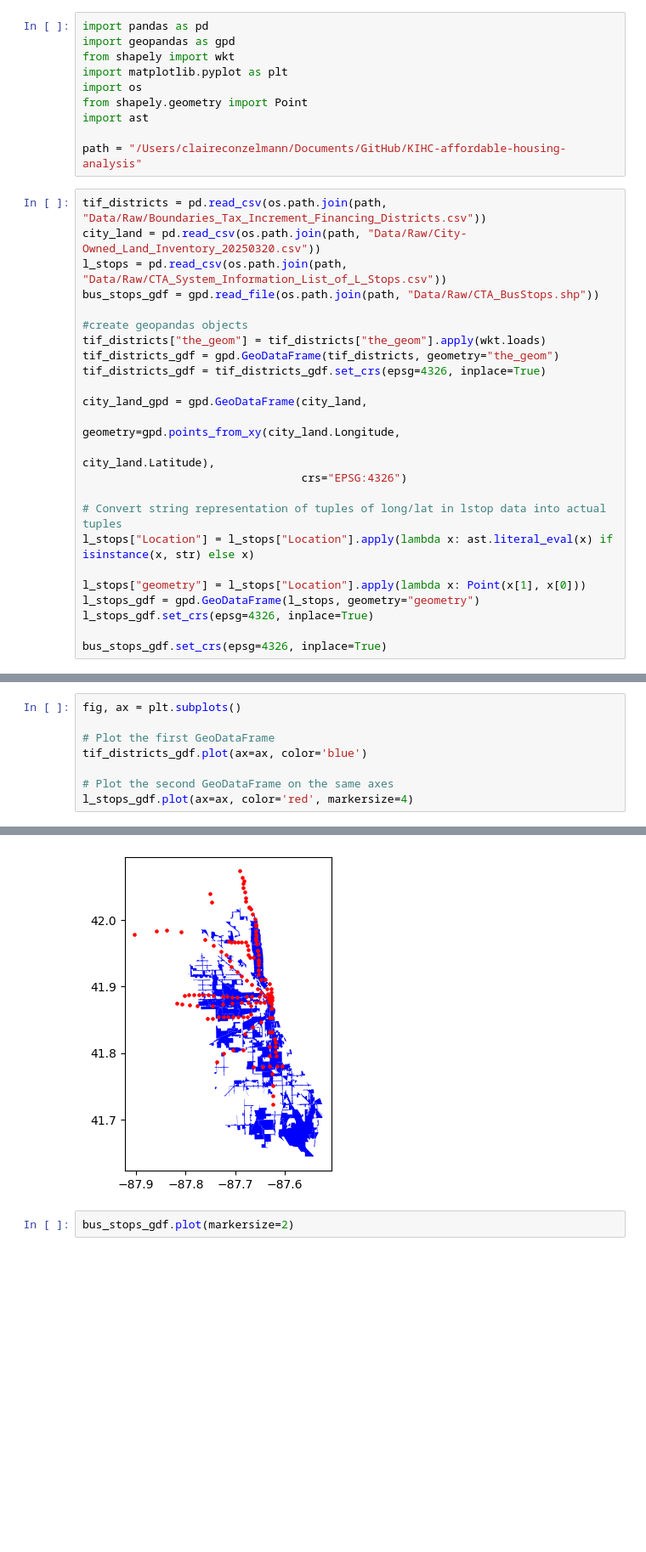
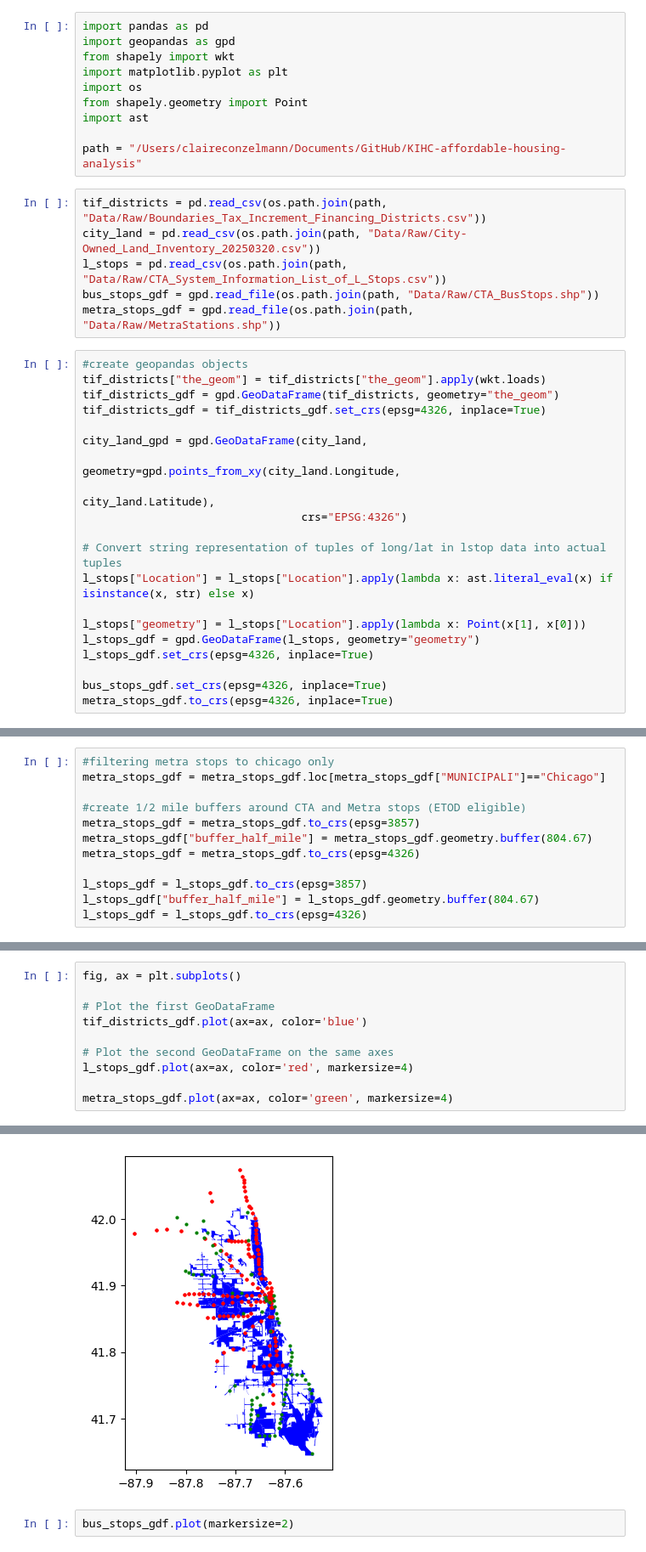
Before and after one commit to claireconzelmann/KIHC-affordable-housing-analysis, a Jupyter notebook: Code/data exploration.ipynb, the cells around one changed output, grey strips where cells are left out. Shown at 85% size. Saved outputs shown, nothing was run; the diff lists cells and outputs as text; blank space fills up the shorter version.

Commit message:
added metra stops

```diff
--- a/Code/data exploration.ipynb
+++ b/Code/data exploration.ipynb
@@ -8,12 +8,13 @@ from shapely.geometry import Point
 import ast
 
 path = "/Users/claireconzelmann/Documents/GitHub/KIHC-affordable-housing-analysis"
+# %%
+tif_districts = pd.read_csv(os.path.join(path, "Data/Raw/Boundaries_Tax_Increment_Financing_Districts.csv"))
+city_land = pd.read_csv(os.path.join(path, "Data/Raw/City-Owned_Land_Inventory_20250320.csv"))
+l_stops = pd.read_csv(os.path.join(path, "Data/Raw/CTA_System_Information_List_of_L_Stops.csv"))
+bus_stops_gdf = gpd.read_file(os.path.join(path, "Data/Raw/CTA_BusStops.shp"))
+metra_stops_gdf = gpd.read_file(os.path.join(path, "Data/Raw/MetraStations.shp"))
 # %%
-tif_districts = pd.read_csv(os.path.join(path, "Data/Raw/Boundaries_Tax_Increment_Financing_Districts.csv"))
-city_land = pd.read_csv(os.path.join(path, "Data/Raw/City-Owned_Land_Inventory_20250320.csv"))
-l_stops = pd.read_csv(os.path.join(path, "Data/Raw/CTA_System_Information_List_of_L_Stops.csv"))
-bus_stops_gdf = gpd.read_file(os.path.join(path, "Data/Raw/CTA_BusStops.shp"))
-
 #create geopandas objects
 tif_districts["the_geom"] = tif_districts["the_geom"].apply(wkt.loads)
 tif_districts_gdf = gpd.GeoDataFrame(tif_districts, geometry="the_geom")
@@ -32,3 +33,4 @@ l_stops_gdf = gpd.GeoDataFrame(l_stops, geometry="geometry")
 l_stops_gdf.set_crs(epsg=4326, inplace=True)
 
 bus_stops_gdf.set_crs(epsg=4326, inplace=True)
+metra_stops_gdf.to_crs(epsg=4326, inplace=True)
@@ -48,0 +37,12 @@ bus_stops_gdf.set_crs(epsg=4326, inplace=True)
+# %%
+#filtering metra stops to chicago only
+metra_stops_gdf = metra_stops_gdf.loc[metra_stops_gdf["MUNICIPALI"]=="Chicago"]
+
+#create 1/2 mile buffers around CTA and Metra stops (ETOD eligible)
+metra_stops_gdf = metra_stops_gdf.to_crs(epsg=3857)
+metra_stops_gdf["buffer_half_mile"] = metra_stops_gdf.geometry.buffer(804.67)
+metra_stops_gdf = metra_stops_gdf.to_crs(epsg=4326)
+
+l_stops_gdf = l_stops_gdf.to_crs(epsg=3857)
+l_stops_gdf["buffer_half_mile"] = l_stops_gdf.geometry.buffer(804.67)
+l_stops_gdf = l_stops_gdf.to_crs(epsg=4326)
@@ -59,14 +69,16 @@ city_land_gpd.plot()
 # %%
 fig, ax = plt.subplots()
 
 # Plot the first GeoDataFrame
 tif_districts_gdf.plot(ax=ax, color='blue')
 
 # Plot the second GeoDataFrame on the same axes
 l_stops_gdf.plot(ax=ax, color='red', markersize=4)
+
+metra_stops_gdf.plot(ax=ax, color='green', markersize=4)
 # %% [output]
 <Axes: >
-[figure, old version]
+[figure, new version]
 # %%
 bus_stops_gdf.plot(markersize=2)
 # %% [output]
```
Also changed, not shown: parts of 3 cells of this notebook, 6 other files.
